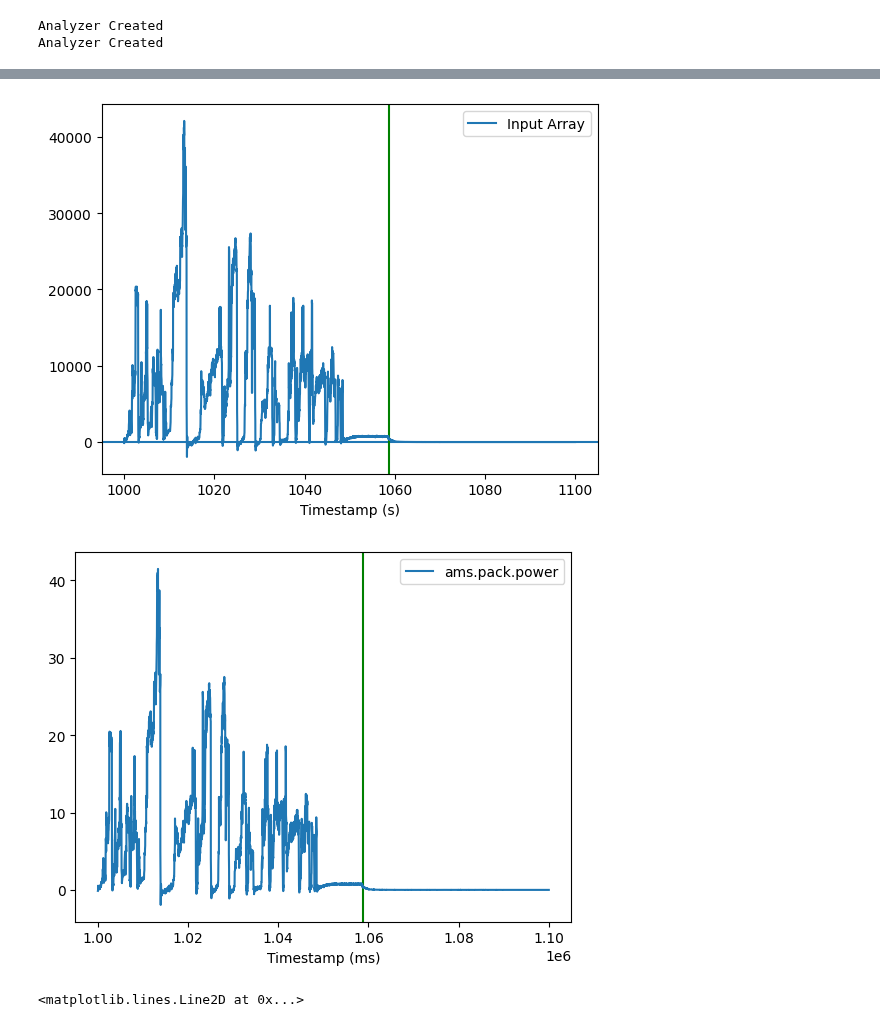
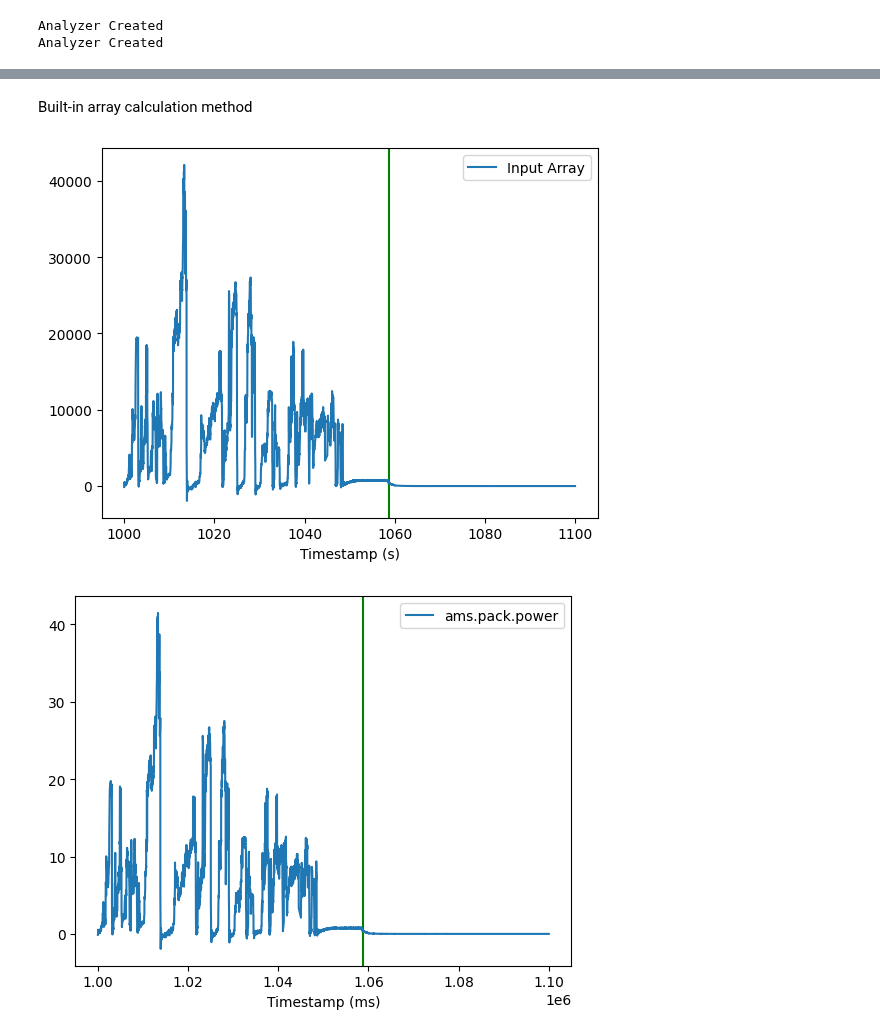
Before and after one commit to Penn-Electric-Racing/PER-Data-Analyzer, a Jupyter notebook: production/VizPlayground.ipynb, the cells around one changed output, grey strips where cells are left out. Saved outputs shown, nothing was run; the diff lists cells and outputs as text; code cells hidden in the pictures.

```diff
--- a/production/VizPlayground.ipynb
+++ b/production/VizPlayground.ipynb
@@ -187,24 +204,23 @@ aly.plot(variables, start_time = 601, end_time = 608, time_unit = "s")
 [figure]
+# %% [markdown]
+Built-in array calculation method
 # %%
 # Internel operation graph function
 # Set the variable and the operations between them
 v_op = [
     "ams.pack.voltage",
     "*",
     "ams.pack.current"
 ]
 
 power = aly.get_compute_arrays(v_op, match_type="connect")
 
 variables = [power]
-plt.axhline(y=0)  # Vertical line at x=2
 aly.plot(variables, start_time = 1000, end_time = 1100, time_unit = "s")
 
 variables = ["ams.pack.power"]
 # Change time_unit to ms
 aly.plot(variables, start_time = 1000000, end_time = 1100000, time_unit = "ms")
-plt.axhline(y=0)  # Vertical line at x=2
 # %% [output]
-[figure, old version]
+[figure, new version]
-[figure, old version]
+[figure, new version]
-<matplotlib.lines.Line2D at 0x...>
```
Also changed, not shown: parts of 16 cells of this notebook, 2 other files.
